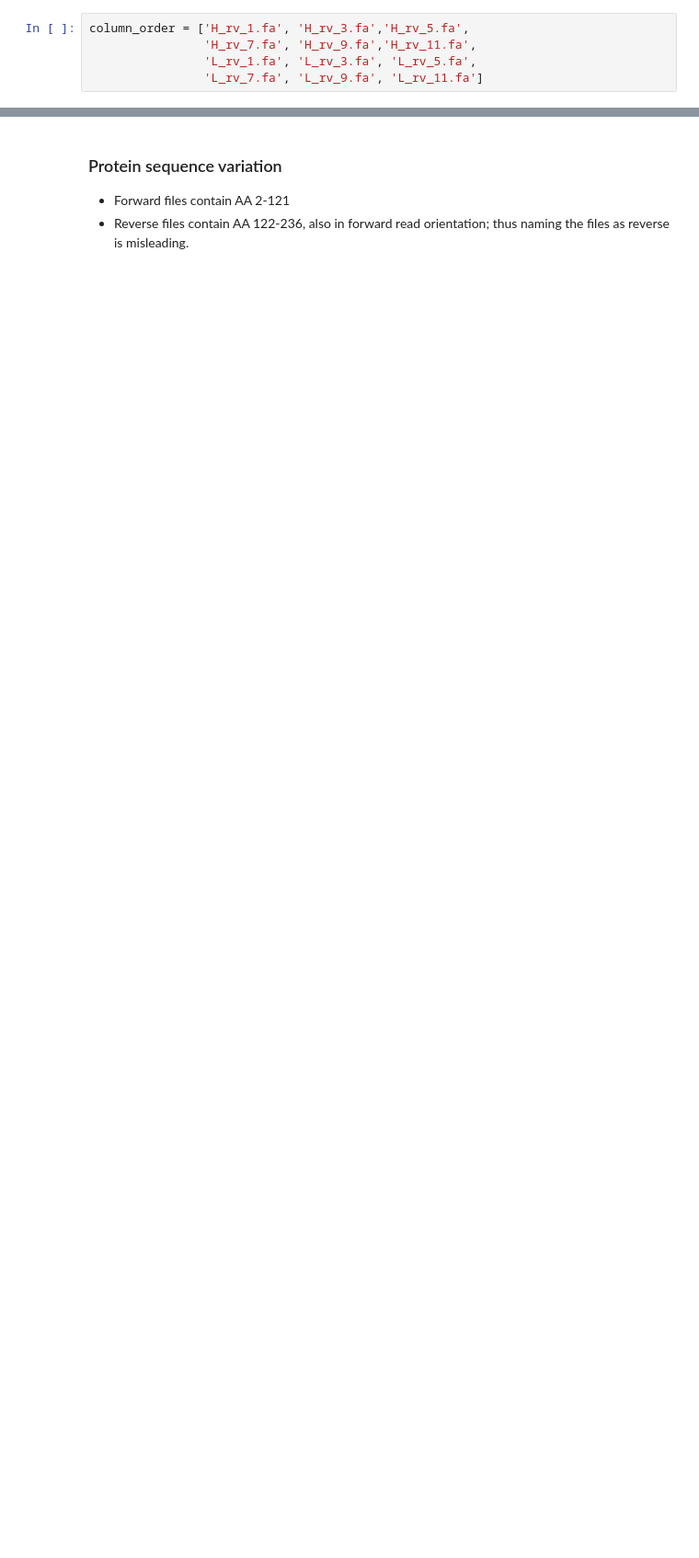
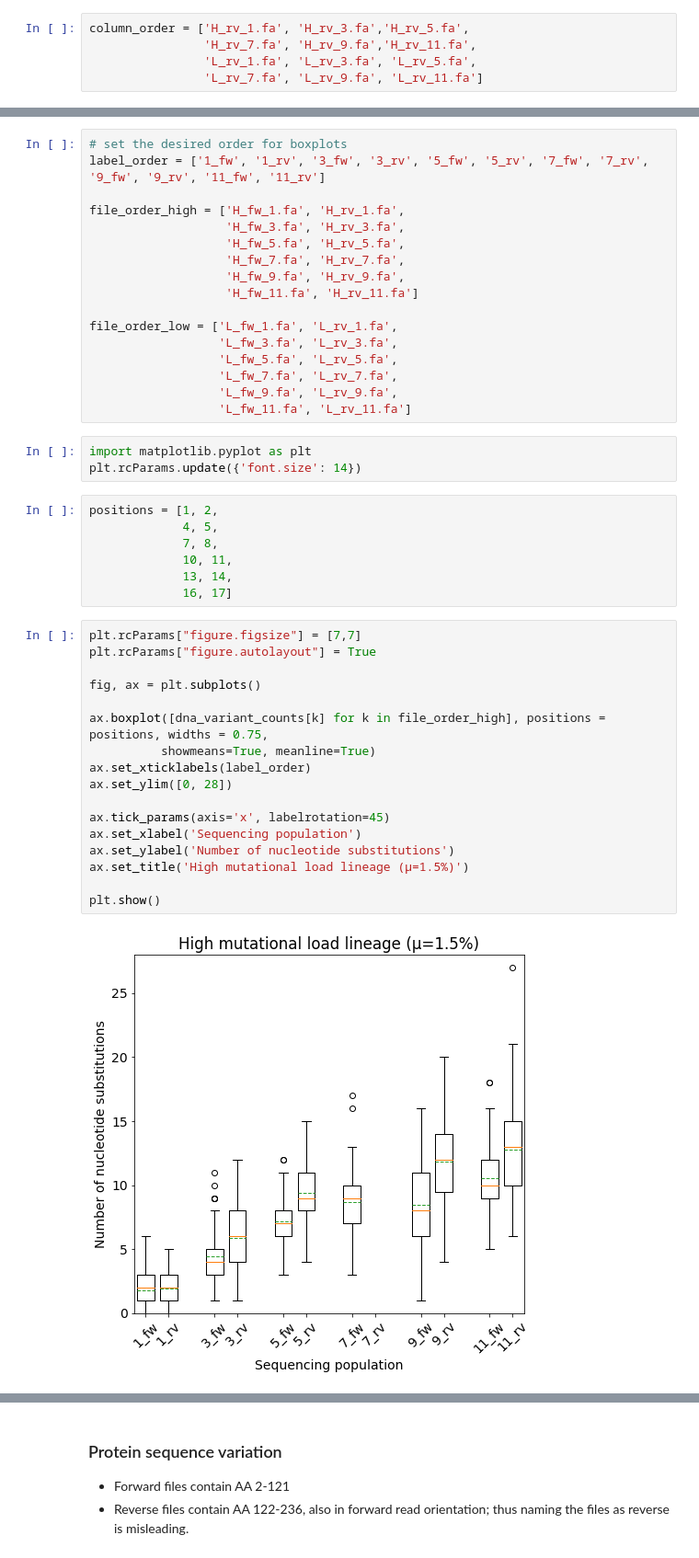
Before and after one commit to MayaPetek/InDelScanner, a Jupyter notebook: indels/TEV_composition_stats.ipynb, the cells around one changed output, grey strips where cells are left out. Shown: that part at 92% size. Cells and saved outputs as stored; diff of their text form; blank space fills up the shorter version.

Commit message:
Count DNA mutations per variant with boxplots

```diff
--- a/indels/TEV_composition_stats.ipynb
+++ b/indels/TEV_composition_stats.ipynb
@@ -160,0 +248,46 @@ pd.DataFrame.from_dict(df)
+# %%
+# set the desired order for boxplots
+label_order = ['1_fw', '1_rv', '3_fw', '3_rv', '5_fw', '5_rv', '7_fw', '7_rv', '9_fw', '9_rv', '11_fw', '11_rv']
+
+file_order_high = ['H_fw_1.fa', 'H_rv_1.fa',
+                   'H_fw_3.fa', 'H_rv_3.fa',
+                   'H_fw_5.fa', 'H_rv_5.fa',
+                   'H_fw_7.fa', 'H_rv_7.fa',
+                   'H_fw_9.fa', 'H_rv_9.fa',
+                   'H_fw_11.fa', 'H_rv_11.fa']
+
+file_order_low = ['L_fw_1.fa', 'L_rv_1.fa',
+                  'L_fw_3.fa', 'L_rv_3.fa',
+                  'L_fw_5.fa', 'L_rv_5.fa',
+                  'L_fw_7.fa', 'L_rv_7.fa',
+                  'L_fw_9.fa', 'L_rv_9.fa',
+                  'L_fw_11.fa', 'L_rv_11.fa']
+# %%
+import matplotlib.pyplot as plt
+plt.rcParams.update({'font.size': 14})
+# %%
+positions = [1, 2,
+             4, 5,
+             7, 8,
+             10, 11,
+             13, 14,
+             16, 17]
+# %%
+plt.rcParams["figure.figsize"] = [7,7]
+plt.rcParams["figure.autolayout"] = True
+
+fig, ax = plt.subplots()
+
+ax.boxplot([dna_variant_counts[k] for k in file_order_high], positions = positions, widths = 0.75,
+          showmeans=True, meanline=True)
+ax.set_xticklabels(label_order)
+ax.set_ylim([0, 28])
+
+ax.tick_params(axis='x', labelrotation=45)
+ax.set_xlabel('Sequencing population')
+ax.set_ylabel('Number of nucleotide substitutions')
+ax.set_title('High mutational load lineage (μ=1.5%)')
+
+plt.show()
+# %% [output]
+[figure, added]
```
Also changed, not shown: parts of 38 cells of this notebook.
